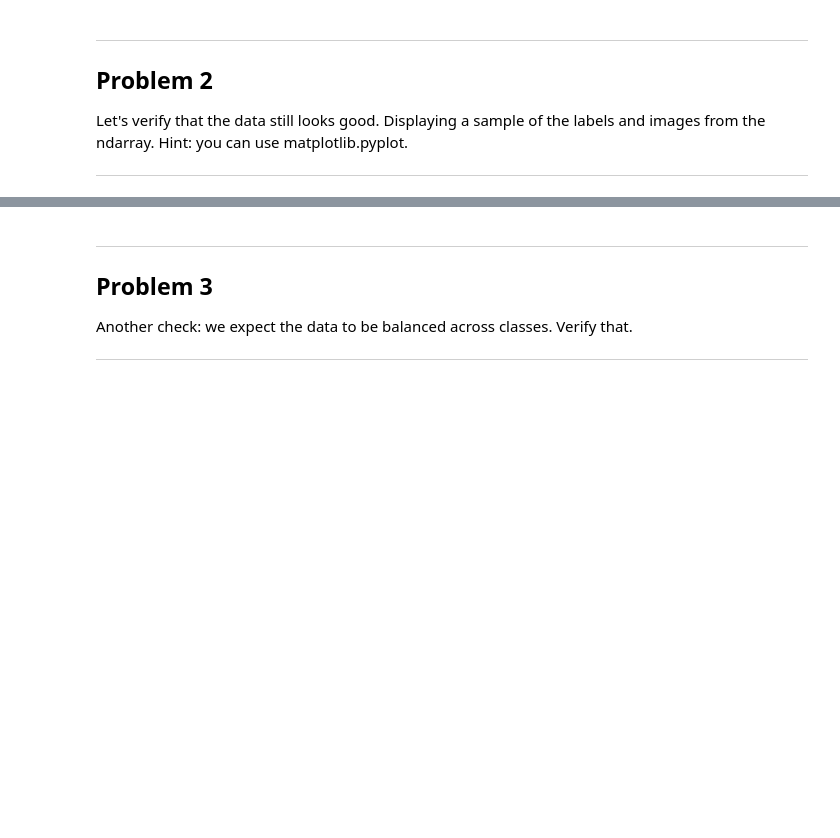
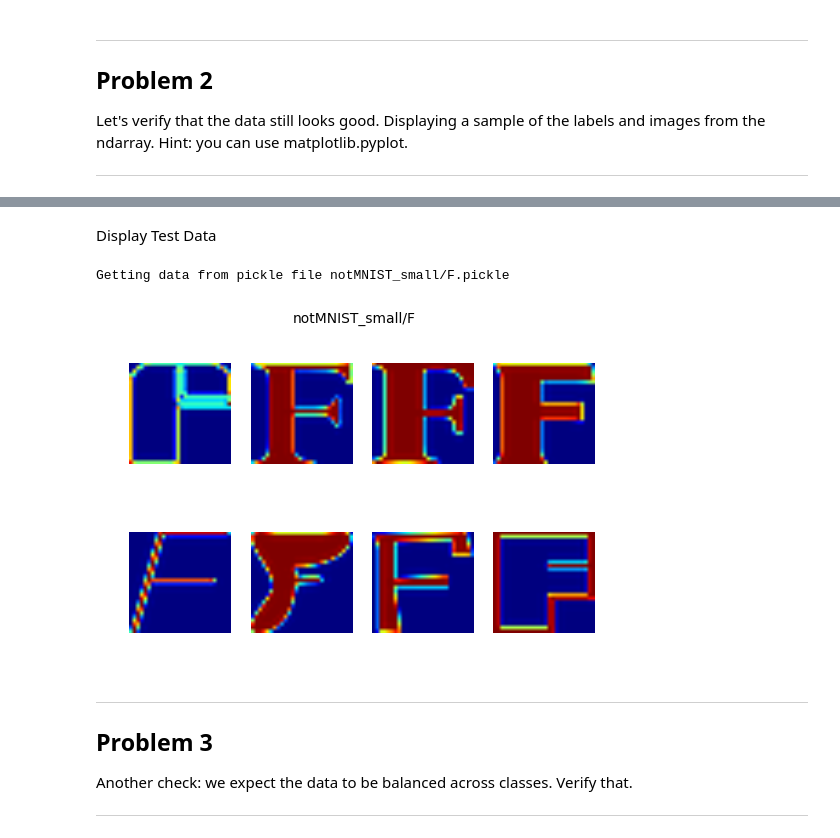
Before and after one commit to aakashef/udacity-deep-learn, a Jupyter notebook: 1_notmnist.ipynb, the cells around one changed output, grey strips where cells are left out. Saved outputs shown, nothing was run; the diff lists cells and outputs as text; code cells hidden in the pictures; blank space fills up the shorter version.

```diff
--- a/1_notmnist.ipynb
+++ b/1_notmnist.ipynb
@@ -211,3 +258,10 @@ Let's verify that the data still looks good. Displaying a sample of the labels a
+# %% [markdown]
+Display Test Data
+# %%
+display_random_pickle(test_folders)
+# %% [output]
+Getting data from pickle file notMNIST_small/F.pickle
+[figure, added]
 # %% [markdown]
 ---
 Problem 3
```
Also changed, not shown: parts of 6 cells of this notebook.
